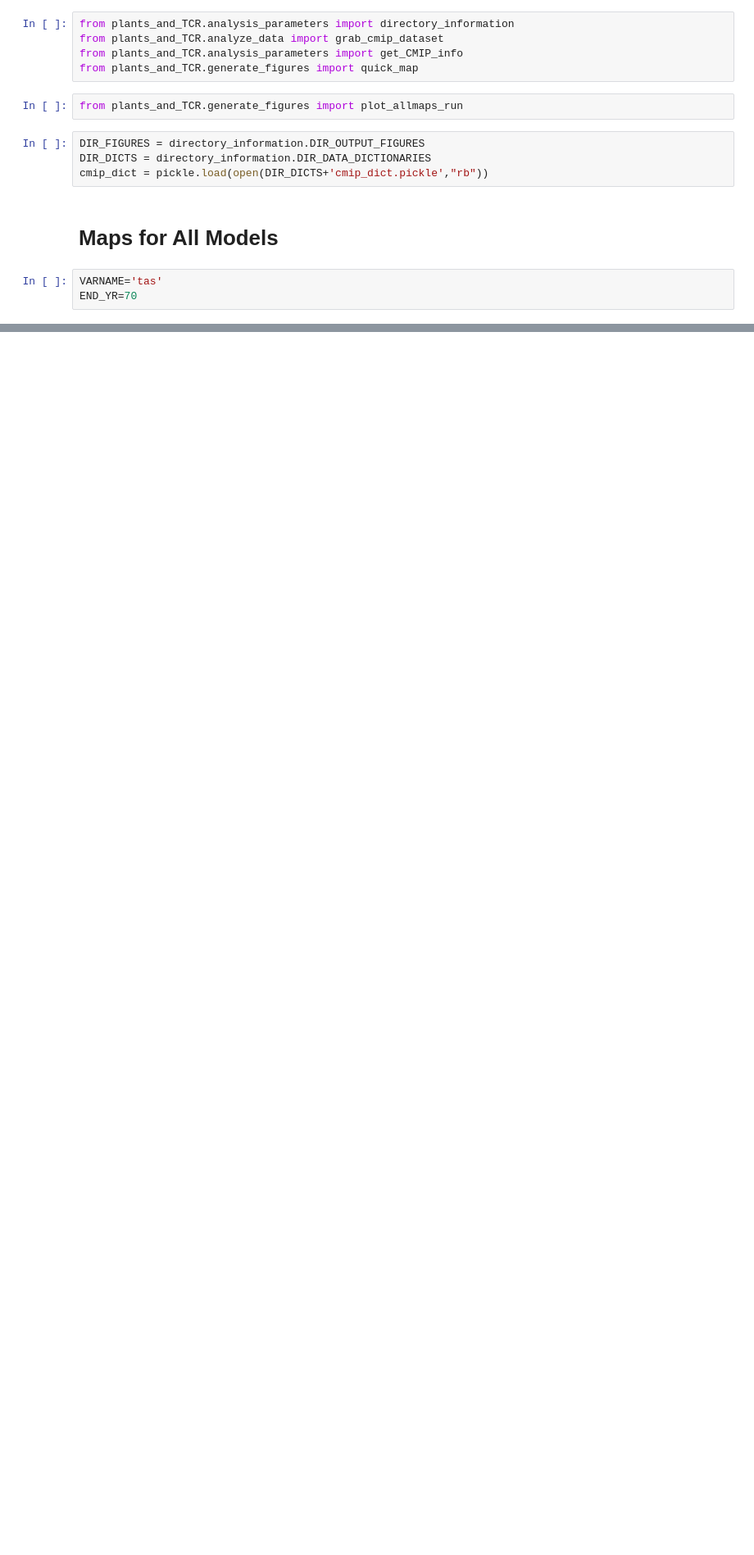
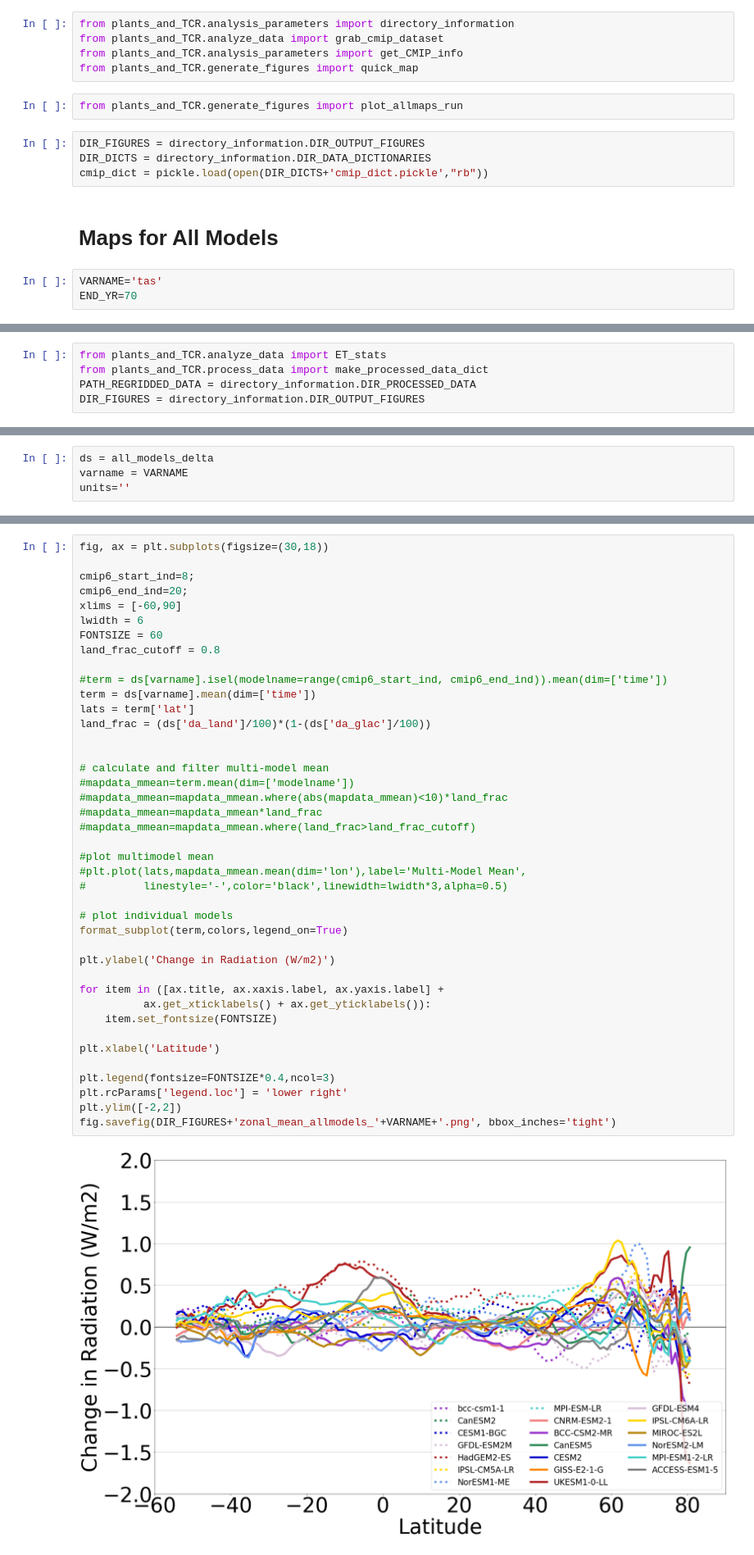
Before and after one commit to czarakas/plant_physiology_and_TCR, a Jupyter notebook: replicate_figures/Figure_S6.ipynb, the cells around one changed output, grey strips where cells are left out. Shown at 82% size. Saved outputs shown, nothing was run; the diff lists cells and outputs as text; blank space fills up the shorter version.

```diff
--- a/replicate_figures/Figure_S6.ipynb
+++ b/replicate_figures/Figure_S6.ipynb
@@ -46,0 +47,5 @@ done saving file
+# %%
+from plants_and_TCR.analyze_data import ET_stats
+from plants_and_TCR.process_data import make_processed_data_dict
+PATH_REGRIDDED_DATA = directory_information.DIR_PROCESSED_DATA
+DIR_FIGURES = directory_information.DIR_OUTPUT_FIGURES
@@ -46,0 +86,4 @@ done saving file
+# %%
+ds = all_models_delta
+varname = VARNAME
+units=''
@@ -46,0 +118,43 @@ done saving file
+# %%
+fig, ax = plt.subplots(figsize=(30,18))
+
+cmip6_start_ind=8;
+cmip6_end_ind=20;
+xlims = [-60,90]
+lwidth = 6
+FONTSIZE = 60
+land_frac_cutoff = 0.8
+
+#term = ds[varname].isel(modelname=range(cmip6_start_ind, cmip6_end_ind)).mean(dim=['time'])
+term = ds[varname].mean(dim=['time'])
+lats = term['lat']
+land_frac = (ds['da_land']/100)*(1-(ds['da_glac']/100))
+
+
+# calculate and filter multi-model mean
+#mapdata_mmean=term.mean(dim=['modelname'])
+#mapdata_mmean=mapdata_mmean.where(abs(mapdata_mmean)<10)*land_frac
+#mapdata_mmean=mapdata_mmean*land_frac
+#mapdata_mmean=mapdata_mmean.where(land_frac>land_frac_cutoff)
+
+#plot multimodel mean
+#plt.plot(lats,mapdata_mmean.mean(dim='lon'),label='Multi-Model Mean',
+#         linestyle='-',color='black',linewidth=lwidth*3,alpha=0.5)
+
+# plot individual models
+format_subplot(term,colors,legend_on=True)
+
+plt.ylabel('Change in Radiation (W/m2)')
+
+for item in ([ax.title, ax.xaxis.label, ax.yaxis.label] +
+          ax.get_xticklabels() + ax.get_yticklabels()):
+    item.set_fontsize(FONTSIZE)
+
+plt.xlabel('Latitude')
+
+plt.legend(fontsize=FONTSIZE*0.4,ncol=3)
+plt.rcParams['legend.loc'] = 'lower right'
+plt.ylim([-2,2])
+fig.savefig(DIR_FIGURES+'zonal_mean_allmodels_'+VARNAME+'.png', bbox_inches='tight')
+# %% [output]
+[figure, added]
```
Also changed, not shown: parts of 6 cells of this notebook, 12 other files.
